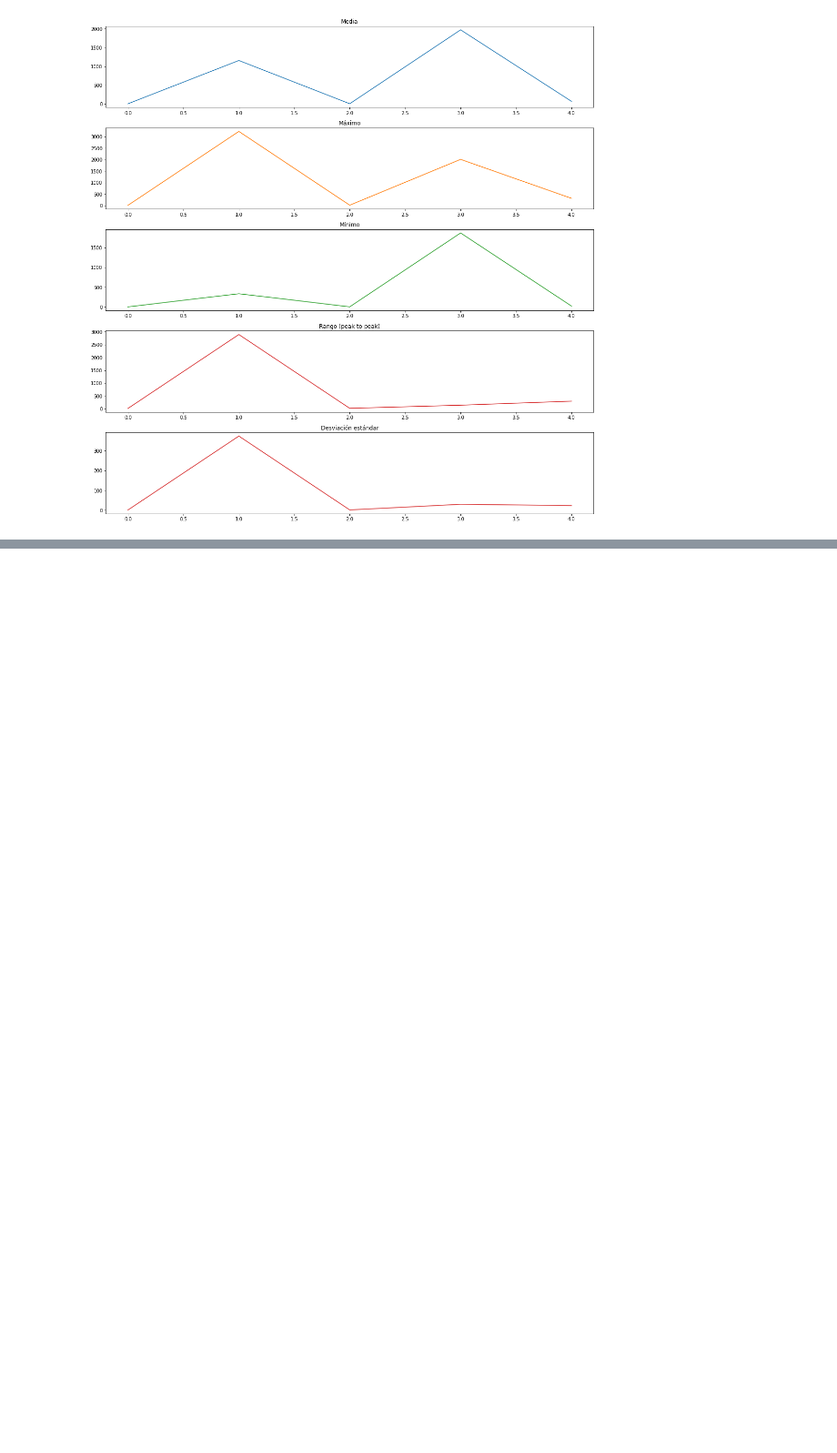
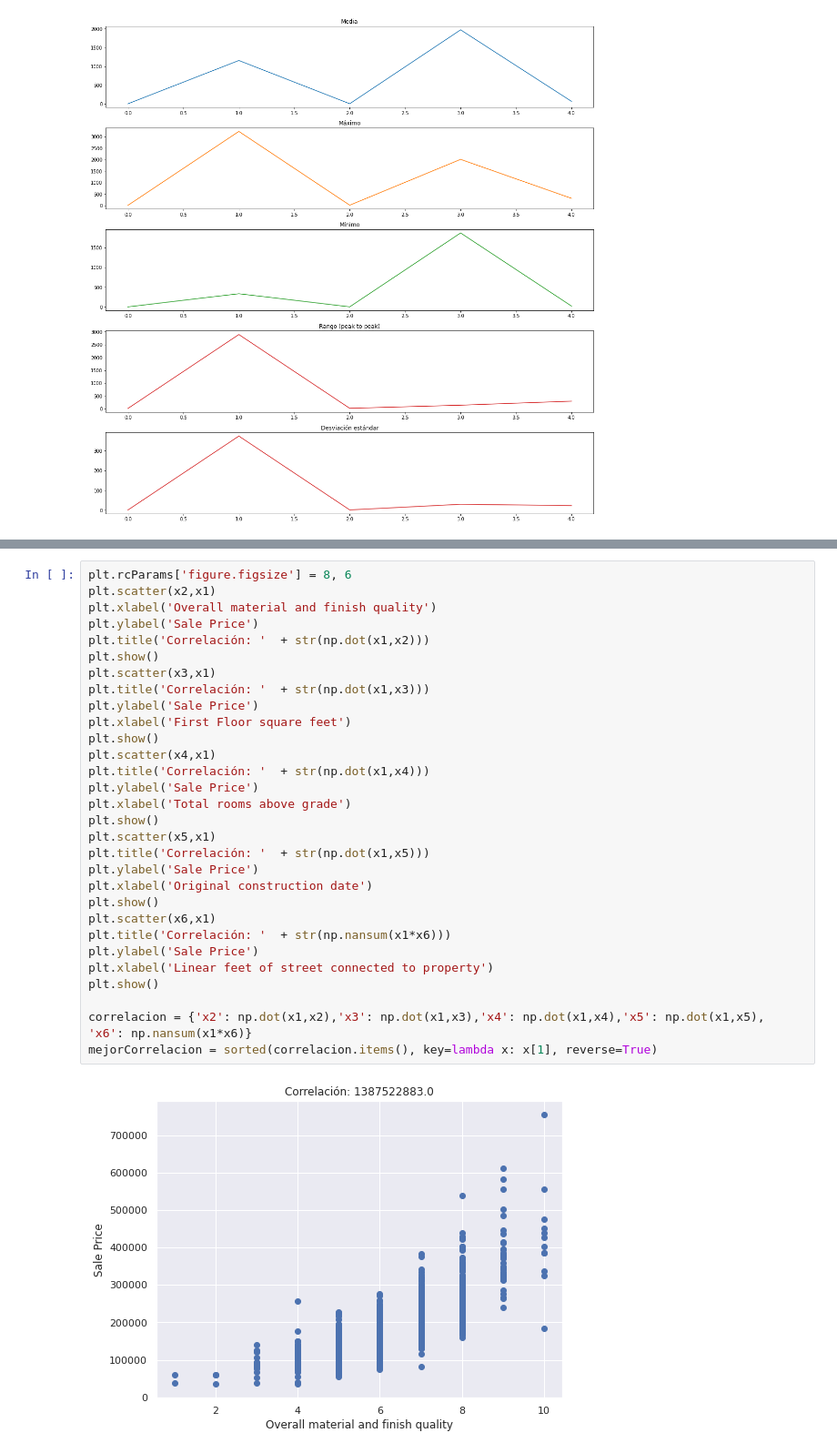
Before and after one commit to JcCastillo/MscDS, a Jupyter notebook: CDP/ProyectoCDP.ipynb, the cells around one changed output, grey strips where cells are left out. Shown: that part at 91% size. Cells and saved outputs as stored; diff of their text form; blank space fills up the shorter version.

```diff
--- a/CDP/ProyectoCDP.ipynb
+++ b/CDP/ProyectoCDP.ipynb
@@ -52,0 +76,32 @@ plt.show()
+# %%
+plt.rcParams['figure.figsize'] = 8, 6
+plt.scatter(x2,x1)
+plt.xlabel('Overall material and finish quality')
+plt.ylabel('Sale Price')
+plt.title('Correlación: '  + str(np.dot(x1,x2)))
+plt.show()
+plt.scatter(x3,x1)
+plt.title('Correlación: '  + str(np.dot(x1,x3)))
+plt.ylabel('Sale Price')
+plt.xlabel('First Floor square feet')
+plt.show()
+plt.scatter(x4,x1)
+plt.title('Correlación: '  + str(np.dot(x1,x4)))
+plt.ylabel('Sale Price')
+plt.xlabel('Total rooms above grade')
+plt.show()
+plt.scatter(x5,x1)
+plt.title('Correlación: '  + str(np.dot(x1,x5)))
+plt.ylabel('Sale Price')
+plt.xlabel('Original construction date')
+plt.show()
+plt.scatter(x6,x1)
+plt.title('Correlación: '  + str(np.nansum(x1*x6)))
+plt.ylabel('Sale Price')
+plt.xlabel('Linear feet of street connected to property')
+plt.show()
+
+correlacion = {'x2': np.dot(x1,x2),'x3': np.dot(x1,x3),'x4': np.dot(x1,x4),'x5': np.dot(x1,x5), 'x6': np.nansum(x1*x6)}
+mejorCorrelacion = sorted(correlacion.items(), key=lambda x: x[1], reverse=True)
+# %% [output]
+[figure, added]
```
Also changed, not shown: parts of 3 cells of this notebook.
